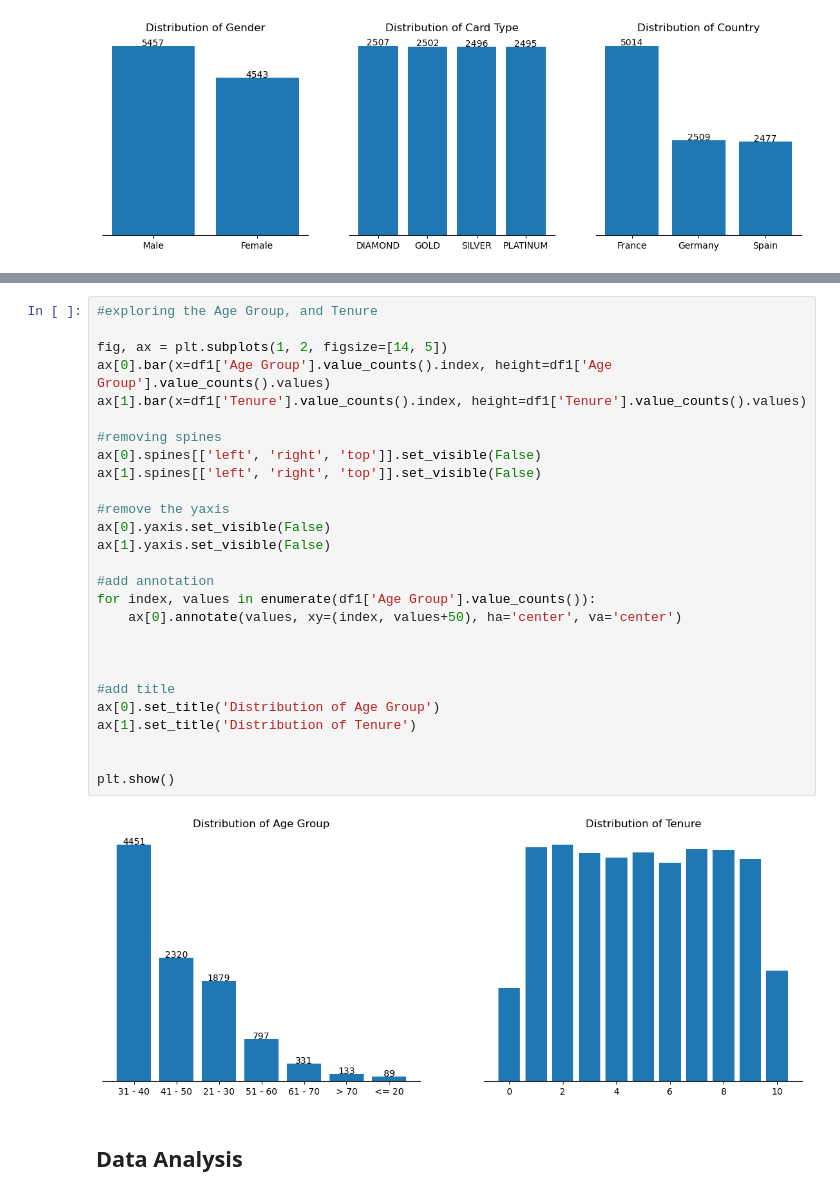
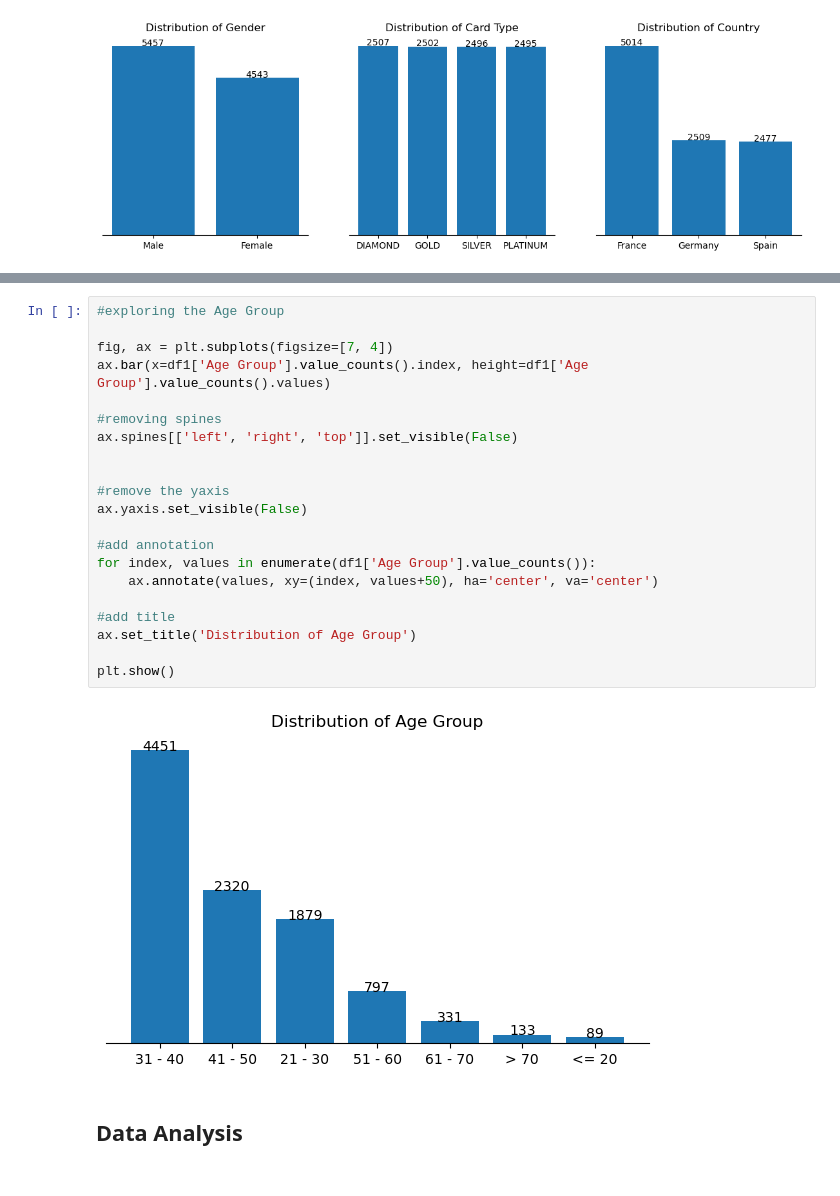
Before and after one commit to valezenwanne/Bank-Customer-Churn-Prediction, a Jupyter notebook: Bank Customer Churn Prediction.ipynb, the cells around one changed output, grey strips where cells are left out. Drawn from its saved outputs; the diff is of its cells as text.

```diff
--- a/Bank Customer Churn Prediction.ipynb
+++ b/Bank Customer Churn Prediction.ipynb
@@ -527,32 +487,26 @@ plt.show()
 # %%
-#exploring the Age Group, and Tenure
+#exploring the Age Group
 
-fig, ax = plt.subplots(1, 2, figsize=[14, 5])
-ax[0].bar(x=df1['Age Group'].value_counts().index, height=df1['Age Group'].value_counts().values)
-ax[1].bar(x=df1['Tenure'].value_counts().index, height=df1['Tenure'].value_counts().values)
+fig, ax = plt.subplots(figsize=[7, 4])
+ax.bar(x=df1['Age Group'].value_counts().index, height=df1['Age Group'].value_counts().values)
 
 #removing spines
-ax[0].spines[['left', 'right', 'top']].set_visible(False)
-ax[1].spines[['left', 'right', 'top']].set_visible(False)
+ax.spines[['left', 'right', 'top']].set_visible(False)
+
 
 #remove the yaxis
-ax[0].yaxis.set_visible(False)
-ax[1].yaxis.set_visible(False)
+ax.yaxis.set_visible(False)
 
 #add annotation
 for index, values in enumerate(df1['Age Group'].value_counts()):
-    ax[0].annotate(values, xy=(index, values+50), ha='center', va='center')
-
-
+    ax.annotate(values, xy=(index, values+50), ha='center', va='center')
 
 #add title
-ax[0].set_title('Distribution of Age Group')
-ax[1].set_title('Distribution of Tenure')
-
+ax.set_title('Distribution of Age Group')
 
 plt.show()
 # %% [output]
-[figure, old version]
+[figure, new version]
 # %% [markdown]
 ## Data Analysis
 # %% [markdown]
```
Also changed, not shown: parts of 54 cells of this notebook.
